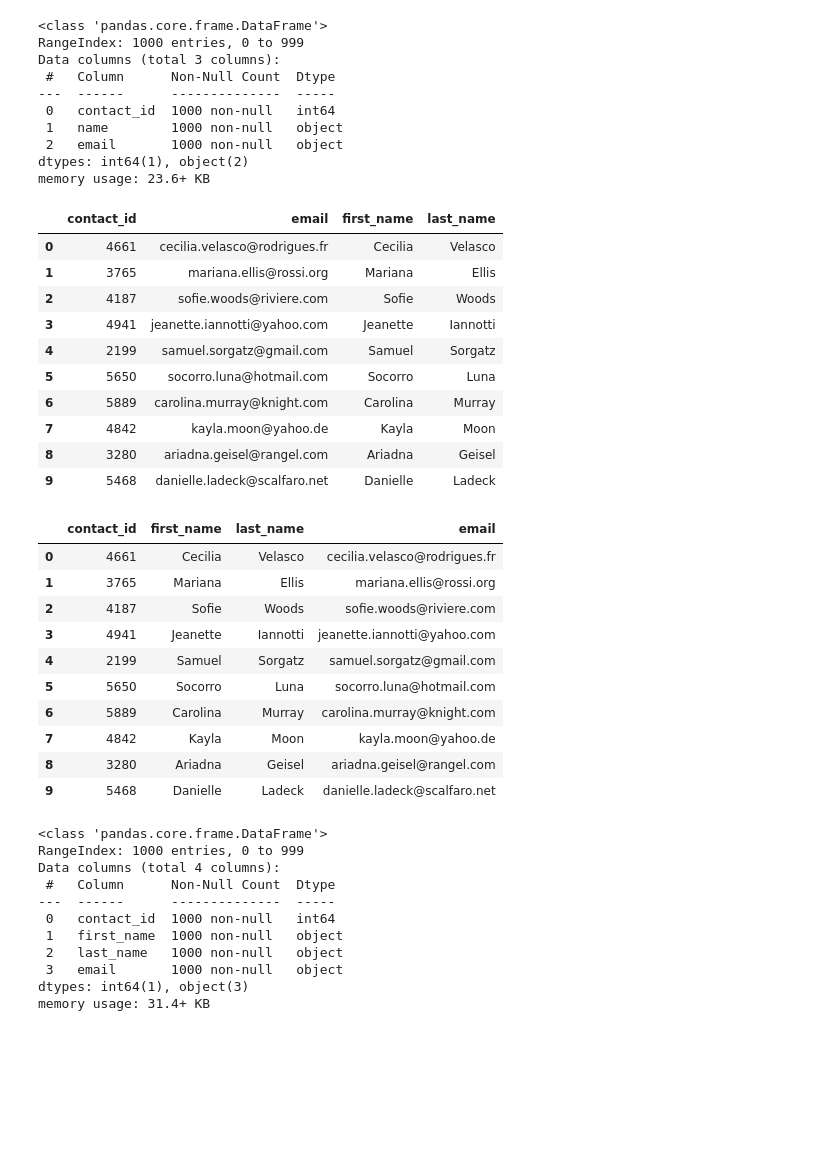
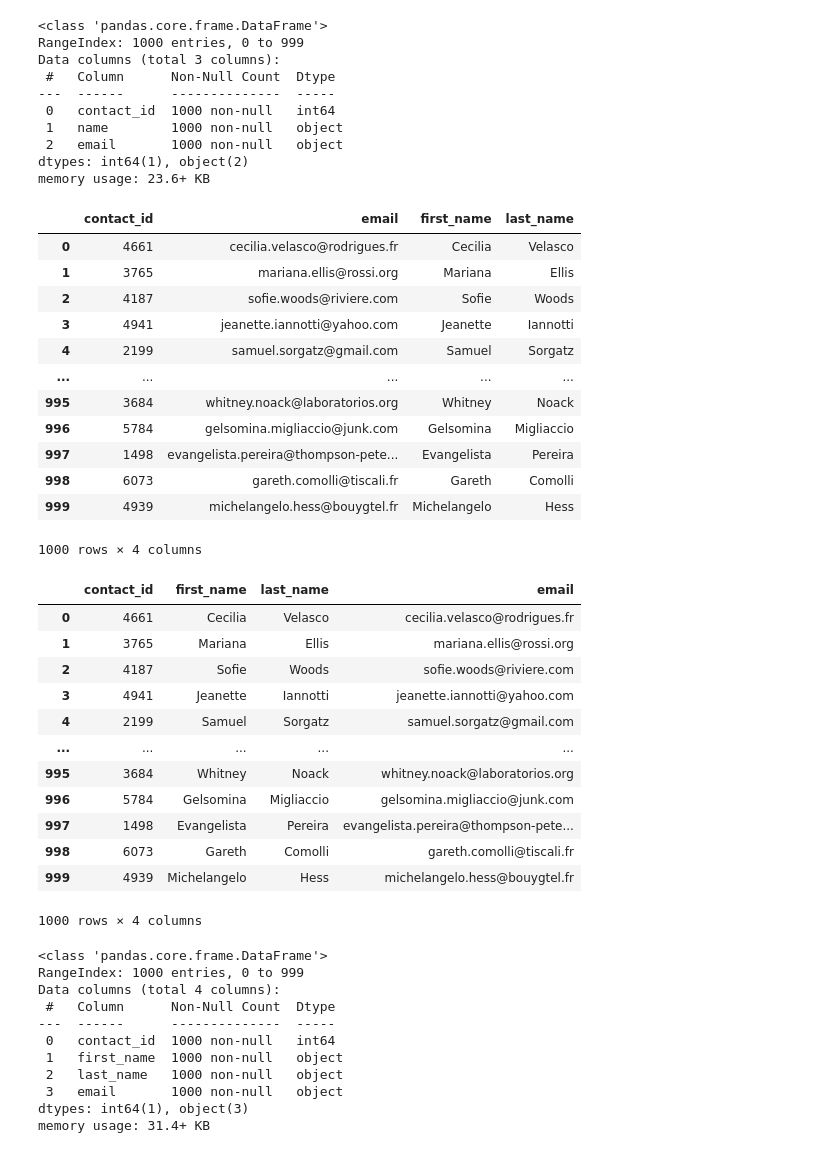
Before and after one commit to Mandia12/Crowdfunding_ETL, a Jupyter notebook: ETL_Mini_Project_Starter_Code.ipynb, the cells around one changed output. Saved outputs shown, nothing was run; the diff lists cells and outputs as text; code cells hidden in the pictures; blank space fills up the shorter version.

```diff
--- a/ETL_Mini_Project_Starter_Code.ipynb
+++ b/ETL_Mini_Project_Starter_Code.ipynb
@@ -312,7 +352,12 @@ Then export the DataFrame as a `contacts.csv` CSV file.
 import json
 dict_values = []
 
+for i  in contact_info_df.iterrows():
+    dict_values.append(i[1][0])
+
+del dict_values[0]
+dict_list = [json.loads(s) for s in dict_values]
 
 # Print out the list of values for each row.
-print(dict_values)
+print(dict_list)
 # %% [output]
@@ -320,6 +365,8 @@ print(dict_values)
 # %%
 # Create a contact_info DataFrame and add each list of values, i.e., each row
 # to the 'contact_id', 'name', 'email' columns.
+contact_id = pd.DataFrame(dict_list)
+contact_id
 # %% [output]
 |  | contact_id | name | email |
 | 0 | 4661 | Cecilia Velasco | cecilia.velasco@rodrigues.fr |
@@ -342,23 +397,29 @@ dtypes: int64(1), object(2)
 memory usage: 23.6+ KB
 # %%
 # Create a "first"name" and "last_name" column with the first and last names from the "name" column.
-
+contact_id[['first_name', 'last_name']] = contact_id['name'].str.split(' ', expand=True)
 
 # Drop the contact_name column
+contact_id = contact_id.drop(columns=['name'])
+contact_id
 # %% [output]
 |  | contact_id | email | first_name | last_name |
 | 0 | 4661 | cecilia.velasco@rodrigues.fr | Cecilia | Velasco |
 | 1 | 3765 | mariana.ellis@rossi.org | Mariana | Ellis |
 | 2 | 4187 | sofie.woods@riviere.com | Sofie | Woods |
 | 3 | 4941 | jeanette.iannotti@yahoo.com | Jeanette | Iannotti |
 | 4 | 2199 | samuel.sorgatz@gmail.com | Samuel | Sorgatz |
-| 5 | 5650 | socorro.luna@hotmail.com | Socorro | Luna |
-| 6 | 5889 | carolina.murray@knight.com | Carolina | Murray |
-| 7 | 4842 | kayla.moon@yahoo.de | Kayla | Moon |
-| 8 | 3280 | ariadna.geisel@rangel.com | Ariadna | Geisel |
-| 9 | 5468 | danielle.ladeck@scalfaro.net | Danielle | Ladeck |
+| ... | ... | ... | ... | ... |
+| 995 | 3684 | whitney.noack@laboratorios.org | Whitney | Noack |
+| 996 | 5784 | gelsomina.migliaccio@junk.com | Gelsomina | Migliaccio |
+| 997 | 1498 | evangelista.pereira@thompson-pete... | Evangelista | Pereira |
+| 998 | 6073 | gareth.comolli@tiscali.fr | Gareth | Comolli |
+| 999 | 4939 | michelangelo.hess@bouygtel.fr | Michelangelo | Hess |
+1000 rows × 4 columns
 # %%
 # Reorder the columns
+contacts_df_clean = contact_id[['contact_id', 'first_name', 'last_name', 'email']]
+contacts_df_clean
 # %% [output]
 |  | contact_id | first_name | last_name | email |
 | 0 | 4661 | Cecilia | Velasco | cecilia.velasco@rodrigues.fr |
@@ -366,10 +427,12 @@ memory usage: 23.6+ KB
 | 2 | 4187 | Sofie | Woods | sofie.woods@riviere.com |
 | 3 | 4941 | Jeanette | Iannotti | jeanette.iannotti@yahoo.com |
 | 4 | 2199 | Samuel | Sorgatz | samuel.sorgatz@gmail.com |
-| 5 | 5650 | Socorro | Luna | socorro.luna@hotmail.com |
-| 6 | 5889 | Carolina | Murray | carolina.murray@knight.com |
-| 7 | 4842 | Kayla | Moon | kayla.moon@yahoo.de |
-| 8 | 3280 | Ariadna | Geisel | ariadna.geisel@rangel.com |
-| 9 | 5468 | Danielle | Ladeck | danielle.ladeck@scalfaro.net |
+| ... | ... | ... | ... | ... |
+| 995 | 3684 | Whitney | Noack | whitney.noack@laboratorios.org |
+| 996 | 5784 | Gelsomina | Migliaccio | gelsomina.migliaccio@junk.com |
+| 997 | 1498 | Evangelista | Pereira | evangelista.pereira@thompson-pete... |
+| 998 | 6073 | Gareth | Comolli | gareth.comolli@tiscali.fr |
+| 999 | 4939 | Michelangelo | Hess | michelangelo.hess@bouygtel.fr |
+1000 rows × 4 columns
 # %%
 # Check the datatypes one more time before exporting as CSV file.
```
Also changed, not shown: parts of 16 cells of this notebook, 4 other files.
